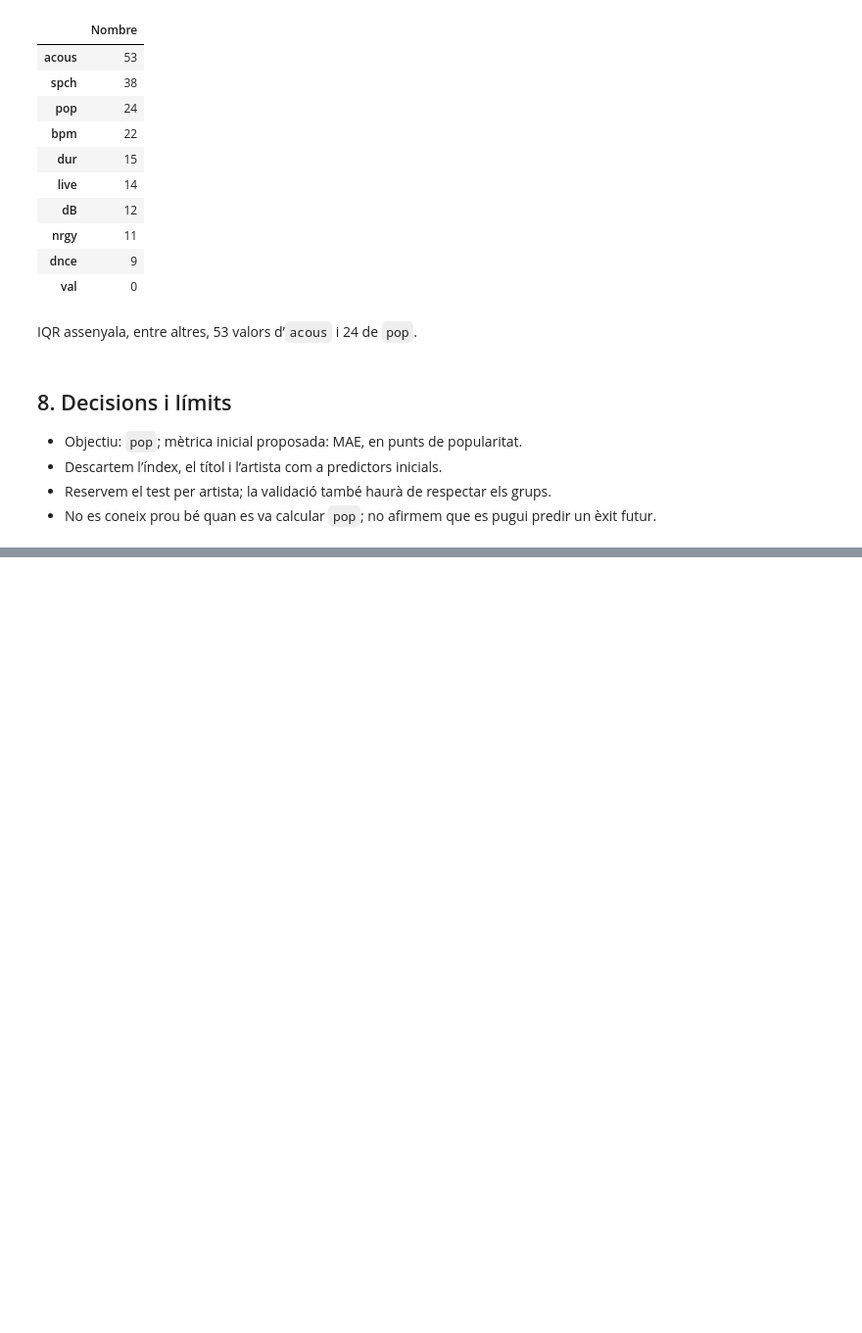
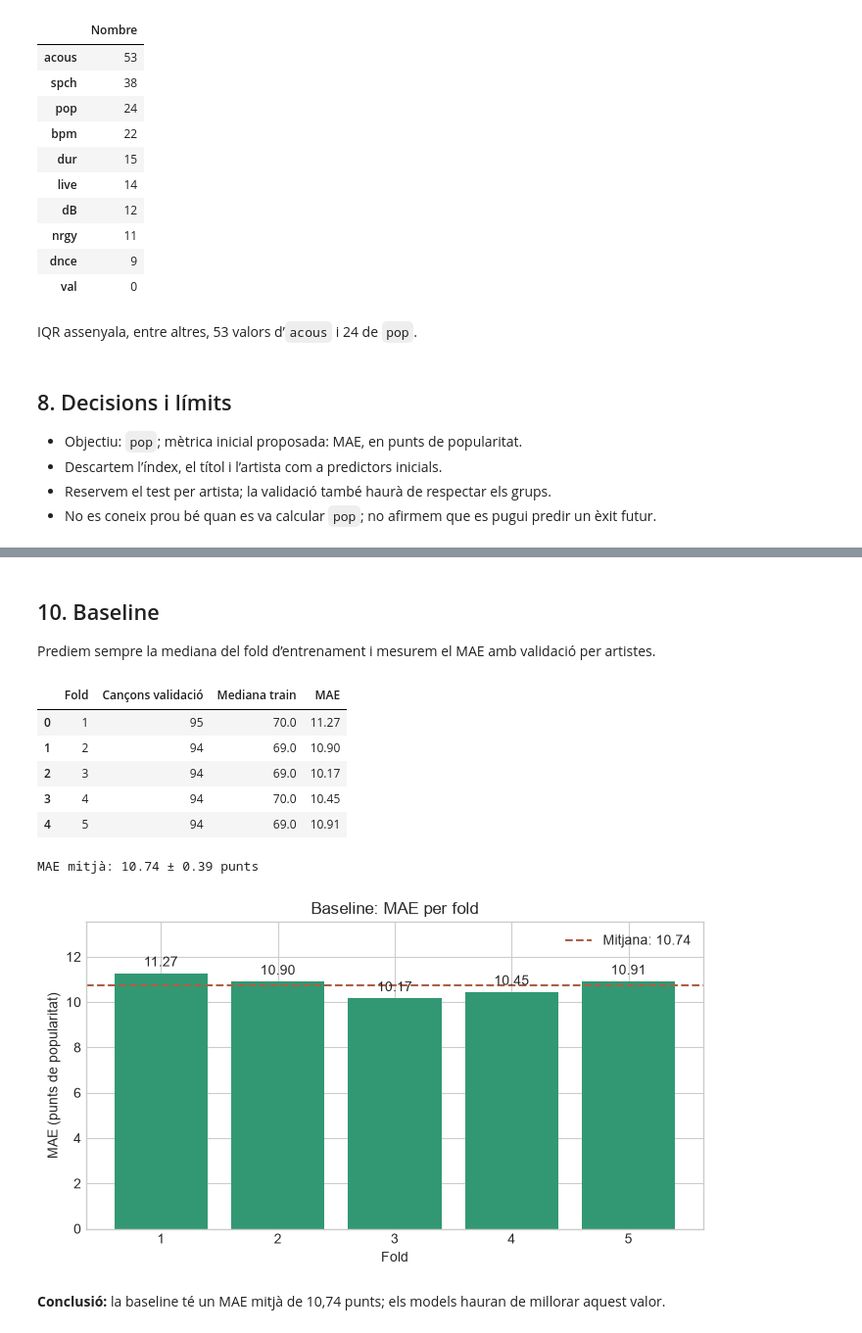
Before and after one commit to arnaujane/top-spotify-songs-ml, a Jupyter notebook: notebooks/projecte.ipynb, the cells around one changed output, grey strips where cells are left out. Shown at 98% size. Saved outputs shown, nothing was run; the diff lists cells and outputs as text; code cells hidden in the pictures; blank space fills up the shorter version.

Commit message:
Established baseline

```diff
--- a/notebooks/projecte.ipynb
+++ b/notebooks/projecte.ipynb
@@ -170,0 +175,6 @@ IQR assenyala, entre altres, 53 valors d’`acous` i 24 de `pop`.
+# %%
+predictors = ['bpm', 'nrgy', 'dnce', 'dB', 'live', 'val', 'dur', 'acous', 'spch']
+X_train = train[predictors].copy()
+y_train = train['pop'].copy()
+grups_train = train['artist'].str.strip().str.casefold()
+display(X_train.head())
@@ -170,0 +188,46 @@ IQR assenyala, entre altres, 53 valors d’`acous` i 24 de `pop`.
+# %% [markdown]
+## 10. Baseline
+
+Prediem sempre la mediana del fold d’entrenament i mesurem el MAE amb validació per artistes.
+# %%
+from sklearn.dummy import DummyRegressor
+from sklearn.metrics import mean_absolute_error
+from sklearn.model_selection import GroupKFold
+from sklearn.pipeline import make_pipeline
+
+cv = GroupKFold(n_splits=5)
+resultats = []
+for fold, (idx_fit, idx_val) in enumerate(cv.split(X_train, y_train, groups=grups_train), start=1):
+    baseline = make_pipeline(DummyRegressor(strategy='median'))
+    baseline.fit(X_train.iloc[idx_fit], y_train.iloc[idx_fit])
+    pred = baseline.predict(X_train.iloc[idx_val])
+    resultats.append({
+        'Fold': fold,
+        'Cançons validació': len(idx_val),
+        'Mediana train': baseline.named_steps['dummyregressor'].constant_[0, 0],
+        'MAE': mean_absolute_error(y_train.iloc[idx_val], pred),
+    })
+resultats_baseline = pd.DataFrame(resultats)
+display(resultats_baseline.round(2))
+mae_baseline = resultats_baseline['MAE'].mean()
+desviacio_baseline = resultats_baseline['MAE'].std(ddof=0)
+print(f'MAE mitjà: {mae_baseline:.2f} ± {desviacio_baseline:.2f} punts')
+
+fig, ax = plt.subplots(figsize=(7, 4))
+bars = ax.bar(resultats_baseline['Fold'].astype(str), resultats_baseline['MAE'], color='#329873')
+ax.bar_label(bars, fmt='%.2f', padding=3)
+ax.axhline(mae_baseline, color='#ab5f45', linestyle='--', label=f'Mitjana: {mae_baseline:.2f}')
+ax.set(title='Baseline: MAE per fold', xlabel='Fold', ylabel='MAE (punts de popularitat)')
+ax.set_ylim(0, resultats_baseline['MAE'].max() * 1.2)
+ax.legend(); plt.tight_layout(); plt.show()
+# %% [output]
+|  | Fold | Cançons validació | Mediana train | MAE |
+| 0 | 1 | 95 | 70.0 | 11.27 |
+| 1 | 2 | 94 | 69.0 | 10.90 |
+| 2 | 3 | 94 | 69.0 | 10.17 |
+| 3 | 4 | 94 | 70.0 | 10.45 |
+| 4 | 5 | 94 | 69.0 | 10.91 |
+MAE mitjà: 10.74 ± 0.39 punts
+[figure, added]
+# %% [markdown]
+**Conclusió:** la baseline té un MAE mitjà de 10,74 punts; els models hauran de millorar aquest valor.
```
Also changed, not shown: parts of 2 cells of this notebook, 2 other files.
